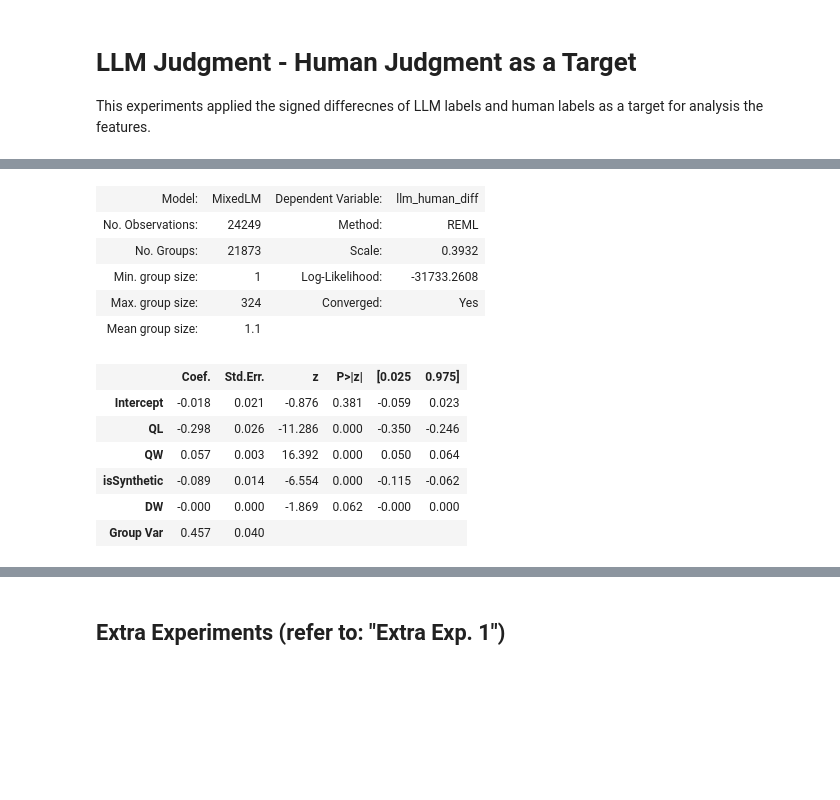
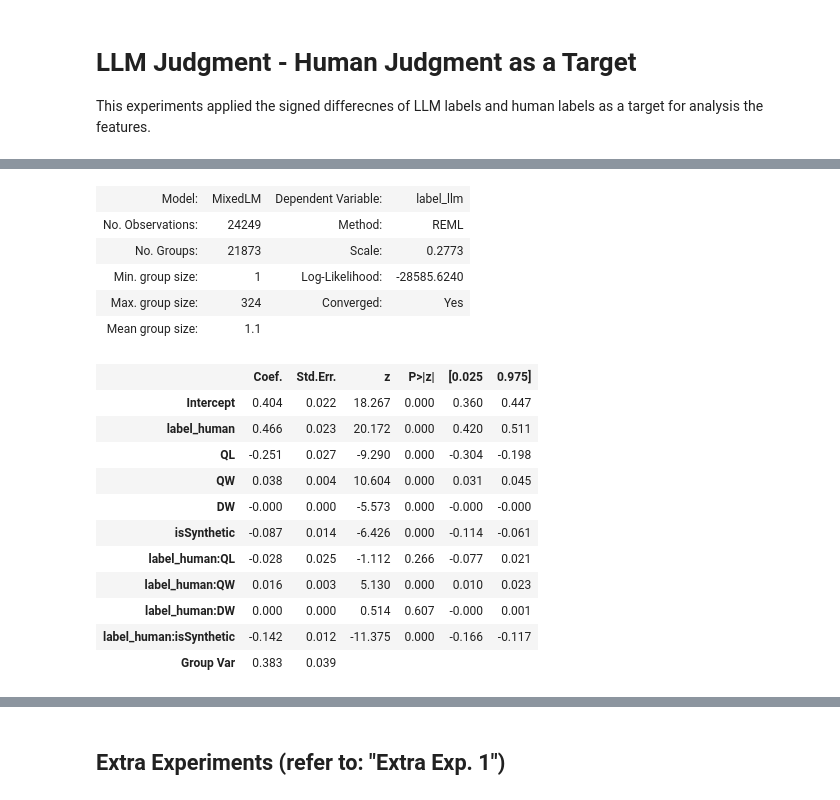
Before and after one commit to rahmanidashti/BiasSyntheticData, a Jupyter notebook: 3-mixed-effect-on-labels.ipynb, the cells around one changed output, grey strips where cells are left out. Drawn from its saved outputs; the diff is of its cells as text; code cells hidden in the pictures; blank space fills up the shorter version.

```diff
--- a/3-mixed-effect-on-labels.ipynb
+++ b/3-mixed-effect-on-labels.ipynb
@@ -95,22 +94,31 @@ def plot_residuals(result):
+# %%
+mixed_model_1 = "label_llm ~ label_human * (QL + QW + DW + isSynthetic)"
+mixed_model = "llm_human_diff ~ QL + QW + isSynthetic + DW"
+mixed_model_int = "llm_human_diff ~ isSynthetic * (QL + QW + DW)"
 # %%
 #import statsmodels.formula.api as smf
-model = sm.MixedLM.from_formula(mixed_model, data, groups=data["docid"])
-#model = sm.OLS.from_formula(mixed_model, data)
+model = sm.MixedLM.from_formula(mixed_model_1, data, groups=data["docid"])
+#model = sm.OLS.from_formula(mixed_model_int, data)
 #model = smf.logit(formula = mixed_model, data= data)
 
 result = model.fit()
 result.summary()
 # %% [output]
-| Model: | MixedLM | Dependent Variable: | llm_human_diff |
+| Model: | MixedLM | Dependent Variable: | label_llm |
 | No. Observations: | 24249 | Method: | REML |
-| No. Groups: | 21873 | Scale: | 0.3932 |
-| Min. group size: | 1 | Log-Likelihood: | -31733.2608 |
+| No. Groups: | 21873 | Scale: | 0.2773 |
+| Min. group size: | 1 | Log-Likelihood: | -28585.6240 |
 | Max. group size: | 324 | Converged: | Yes |
 | Mean group size: | 1.1 |  |  |
 |  | Coef. | Std.Err. | z | P>|z| | [0.025 | 0.975] |
-| Intercept | -0.018 | 0.021 | -0.876 | 0.381 | -0.059 | 0.023 |
-| QL | -0.298 | 0.026 | -11.286 | 0.000 | -0.350 | -0.246 |
-| QW | 0.057 | 0.003 | 16.392 | 0.000 | 0.050 | 0.064 |
-| isSynthetic | -0.089 | 0.014 | -6.554 | 0.000 | -0.115 | -0.062 |
-| DW | -0.000 | 0.000 | -1.869 | 0.062 | -0.000 | 0.000 |
-| Group Var | 0.457 | 0.040 |  |  |  |  |
+| Intercept | 0.404 | 0.022 | 18.267 | 0.000 | 0.360 | 0.447 |
+| label_human | 0.466 | 0.023 | 20.172 | 0.000 | 0.420 | 0.511 |
+| QL | -0.251 | 0.027 | -9.290 | 0.000 | -0.304 | -0.198 |
+| QW | 0.038 | 0.004 | 10.604 | 0.000 | 0.031 | 0.045 |
+| DW | -0.000 | 0.000 | -5.573 | 0.000 | -0.000 | -0.000 |
+| isSynthetic | -0.087 | 0.014 | -6.426 | 0.000 | -0.114 | -0.061 |
+| label_human:QL | -0.028 | 0.025 | -1.112 | 0.266 | -0.077 | 0.021 |
+| label_human:QW | 0.016 | 0.003 | 5.130 | 0.000 | 0.010 | 0.023 |
+| label_human:DW | 0.000 | 0.000 | 0.514 | 0.607 | -0.000 | 0.001 |
+| label_human:isSynthetic | -0.142 | 0.012 | -11.375 | 0.000 | -0.166 | -0.117 |
+| Group Var | 0.383 | 0.039 |  |  |  |  |
```
Also changed, not shown: parts of 10 cells of this notebook.
